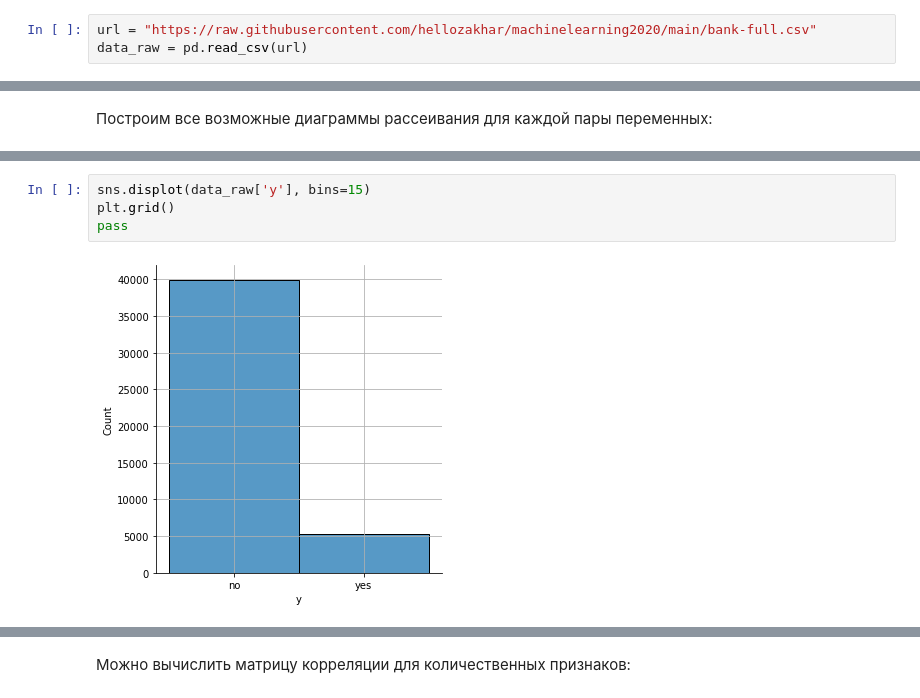
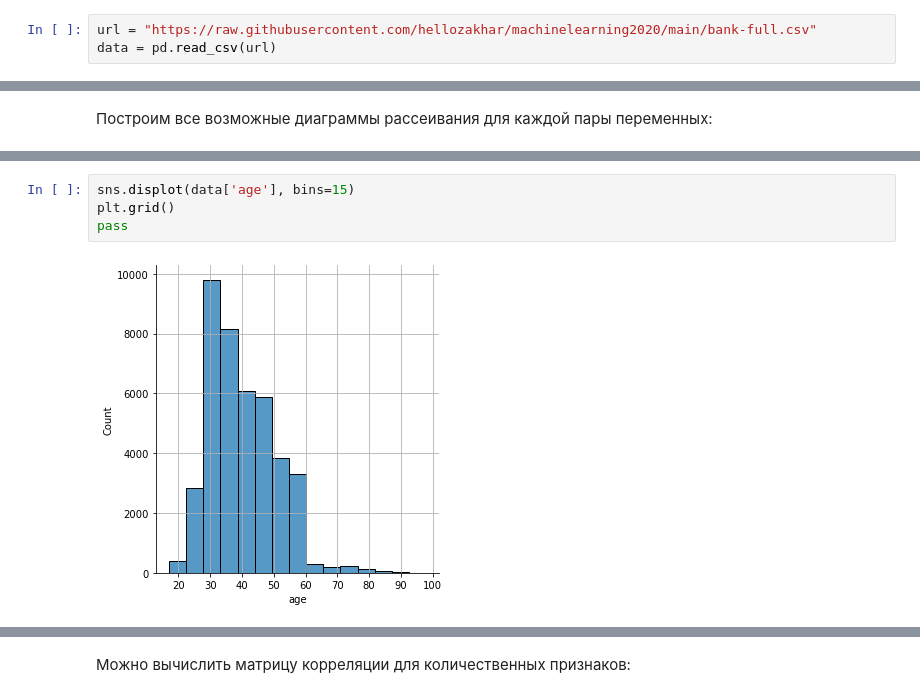
Before and after one commit to hellozakhar/machinelearning2020, a Jupyter notebook: machinelearning-fall2020.ipynb, the cells around one changed output, grey strips where cells are left out. Cells and saved outputs as stored; diff of their text form.

```diff
--- a/machinelearning-fall2020.ipynb
+++ b/machinelearning-fall2020.ipynb
@@ -14,7 +14,7 @@ import sklearn                  # Алгоритмы машинного обуч
 # 1. Загружаем данные
 # %%
 url = "https://raw.githubusercontent.com/hellozakhar/machinelearning2020/main/bank-full.csv"
-data_raw = pd.read_csv(url)
+data = pd.read_csv(url)
 # %% [markdown]
 ## Описание задачи
 # %% [markdown]
@@ -226,6 +129,6 @@ pass
 # %%
-sns.displot(data_raw['y'], bins=15)
+sns.displot(data['age'], bins=15)
 plt.grid()
 pass
 # %% [output]
-[figure, old version]
+[figure, new version]
```
Also changed, not shown: parts of 127 cells of this notebook.
